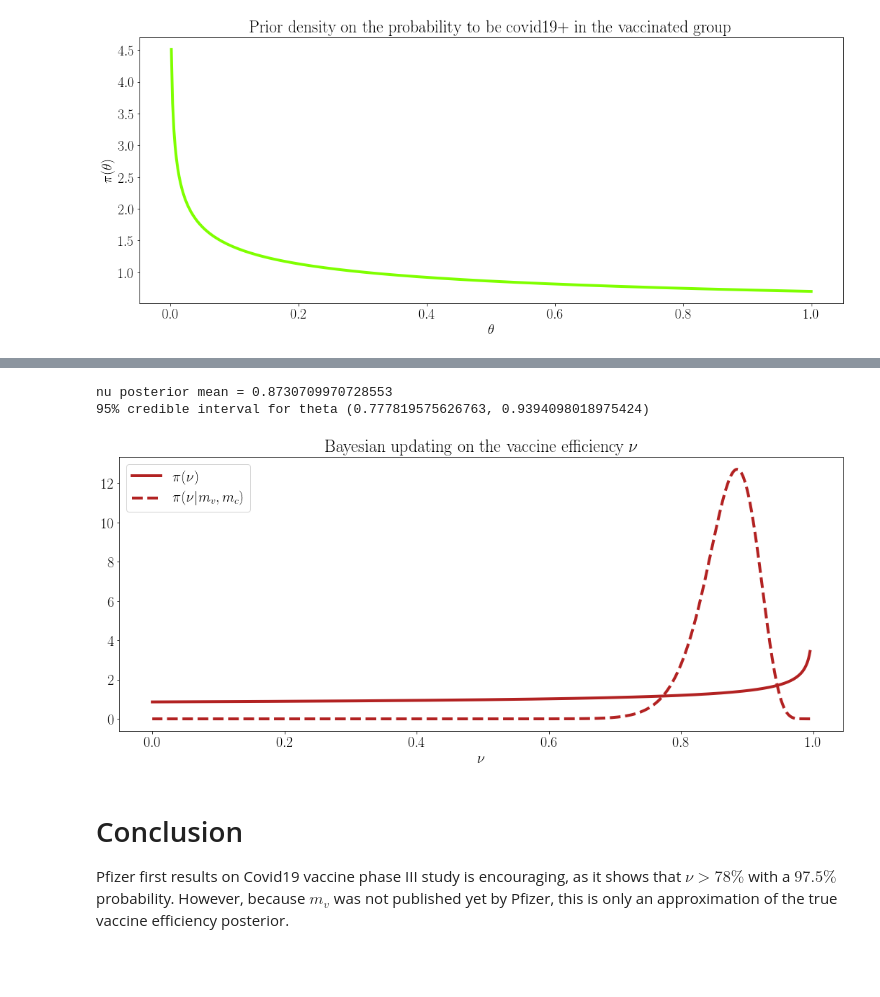
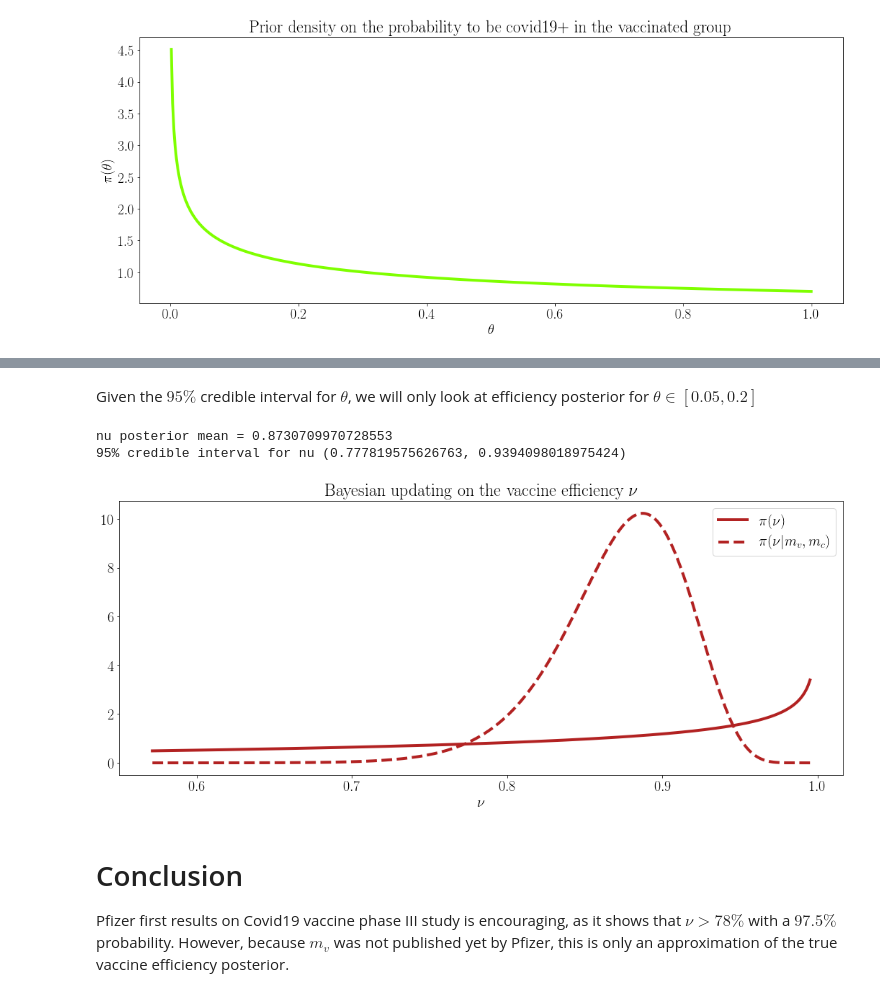
Before and after one commit to clgch/covid19-vaccine-bayesian-analysis, a Jupyter notebook: Pfizer covid19 vaccine.ipynb, the cells around one changed output, grey strips where cells are left out. Saved outputs shown, nothing was run; the diff lists cells and outputs as text; code cells hidden in the pictures; blank space fills up the shorter version.

Commit message:
Fix: wrong prior and posterior computation on vaccine efficiency nu

```diff
--- a/Pfizer covid19 vaccine.ipynb
+++ b/Pfizer covid19 vaccine.ipynb
@@ -85,18 +74,23 @@ theta posterior mean = 0.11263265263157894
+# %% [markdown]
+Given the $95\%$ credible interval for $\theta$, we will only look at efficiency posterior for $\theta \in [0.05, 0.2]$
 # %%
 print(f"nu posterior mean = {(1 - theta_posterior_mean / (1 - theta_posterior_mean))}")
-print(f"95% credible interval for theta {1 - t2 / (1 - t2), 1 - t1 / (1 - t1)}")
+print(f"95% credible interval for nu {1 - t2 / (1 - t2), 1 - t1 / (1 - t1)}")
+
+grid_theta = np.linspace(0.005, 0.3, 500)
+grid_nu = (np.full(500, 1) - (grid_theta / (np.full(500, 1) - grid_theta)))
 
 plt.figure(figsize=(18, 7))
-plt.plot(grid_nu, sps.beta.pdf(grid_theta, alpha, beta), '-', color='firebrick', linewidth=4, label= r"$\pi(\nu)$")
-plt.plot(grid_nu, sps.beta.pdf(grid_theta, alpha + m_v, beta + m_c), '--', color='firebrick', linewidth=4, label= r"$\pi(\nu|m_v, m_c)$")
+plt.plot(grid_nu, sps.beta.pdf(grid_theta, alpha, beta)  * (np.full(500, 1) - grid_theta) ** 2, '-', color='firebrick', linewidth=4, label= r"$\pi(\nu)$")
+plt.plot(grid_nu, sps.beta.pdf(grid_theta, alpha + m_v, beta + m_c)  * (np.full(500, 1) - grid_theta) ** 2, '--', color='firebrick', linewidth=4, label= r"$\pi(\nu|m_v, m_c)$")
 plt.xlabel(r"$\nu$")
 plt.legend()
 plt.title(r"Bayesian updating on the vaccine efficiency $\nu$")
 plt.show()
 # %% [output]
 nu posterior mean = 0.8730709970728553
-95% credible interval for theta (0.777819575626763, 0.9394098018975424)
+95% credible interval for nu (0.777819575626763, 0.9394098018975424)
-[figure, old version]
+[figure, new version]
 # %% [markdown]
 # Conclusion
 
```
Also changed, not shown: parts of 7 cells of this notebook.
